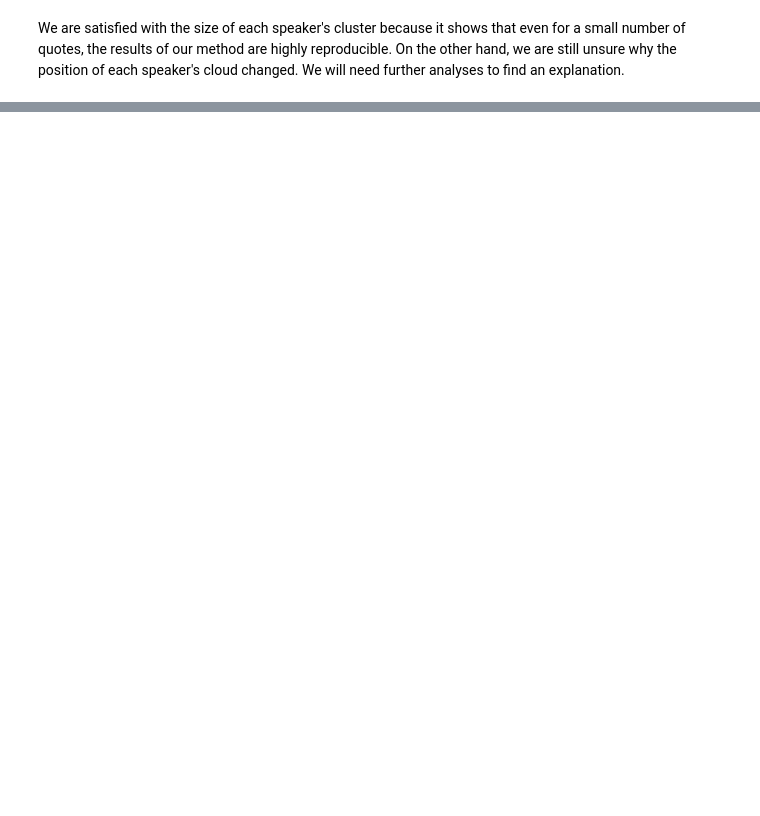
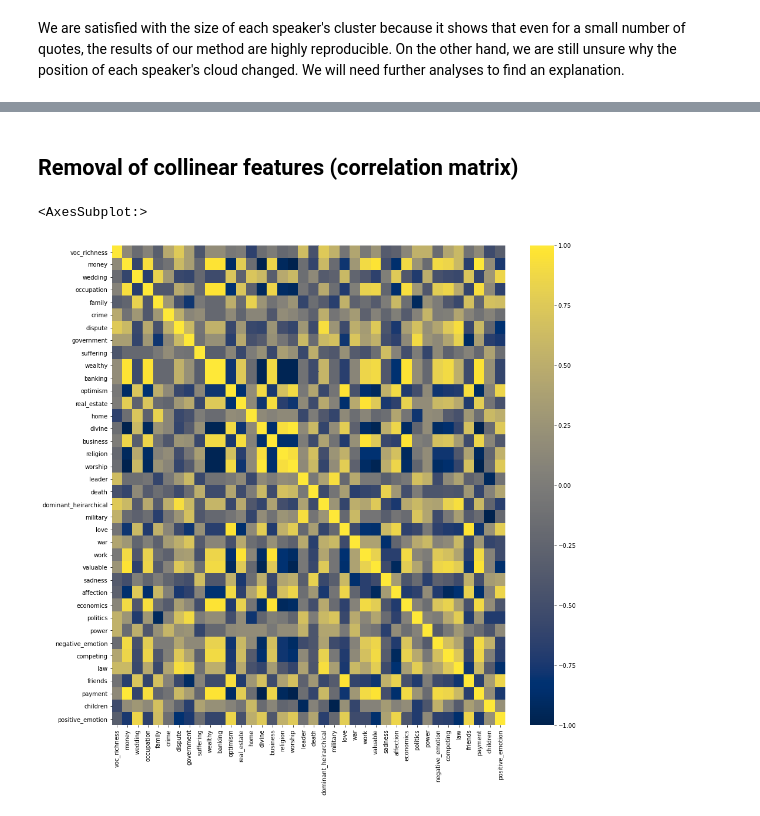
Before and after one commit to paulmoreau40/Applied-Data-Analysis-project-EPFL, a Jupyter notebook: src/Milestone_3.ipynb, the cells around one changed output, grey strips where cells are left out. Drawn from its saved outputs; the diff is of its cells as text; code cells hidden in the pictures; blank space fills up the shorter version.

```diff
--- a/src/Milestone_3.ipynb
+++ b/src/Milestone_3.ipynb
@@ -864,0 +932,9 @@ We are satisfied with the size of each speaker's cluster because it shows that e
+# %% [markdown]
+## Removal of collinear features (correlation matrix)
+# %%
+corr = selected_features_1.corr(method='spearman') #method='spearman'. Default -> Pearson
+plt.figure(figsize=(15,15))
+sns.heatmap(corr, cmap='cividis')
+# %% [output]
+<AxesSubplot:>
+[figure, added]
```
Also changed, not shown: parts of 30 cells of this notebook.
